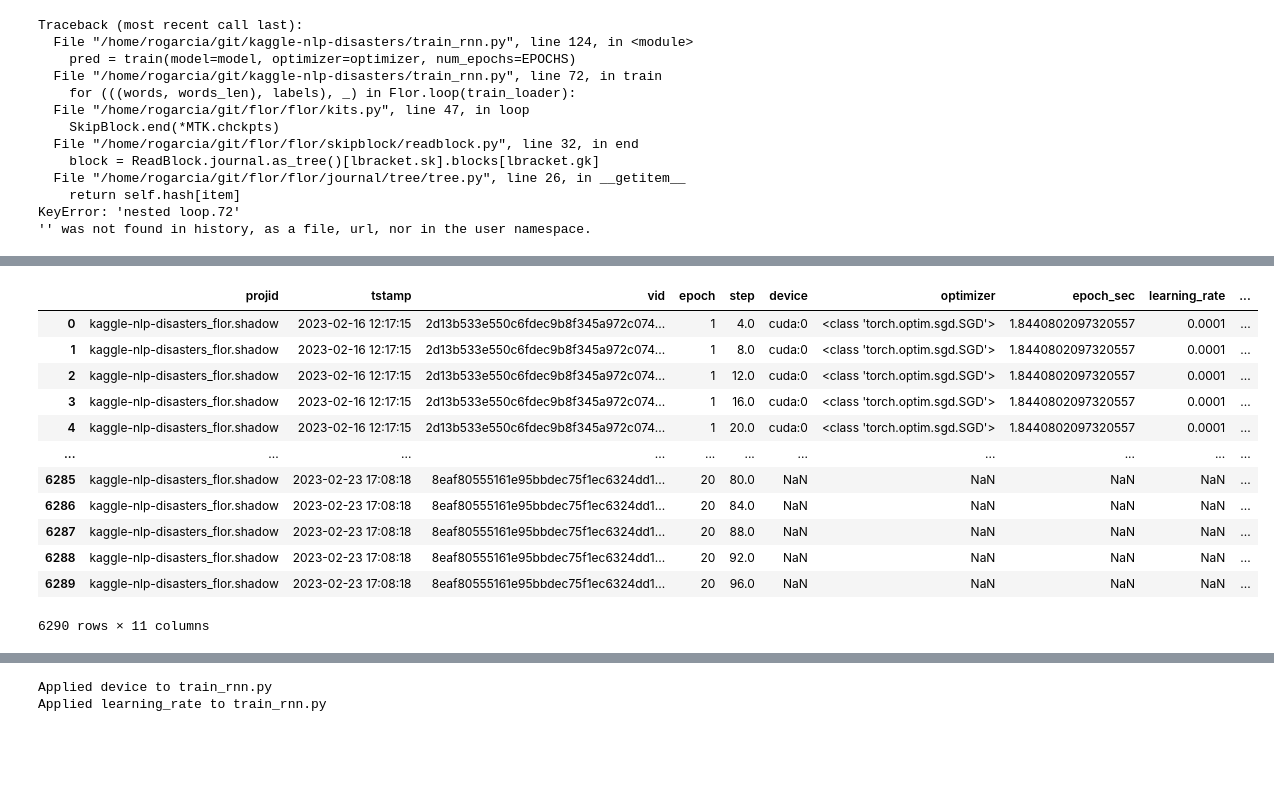
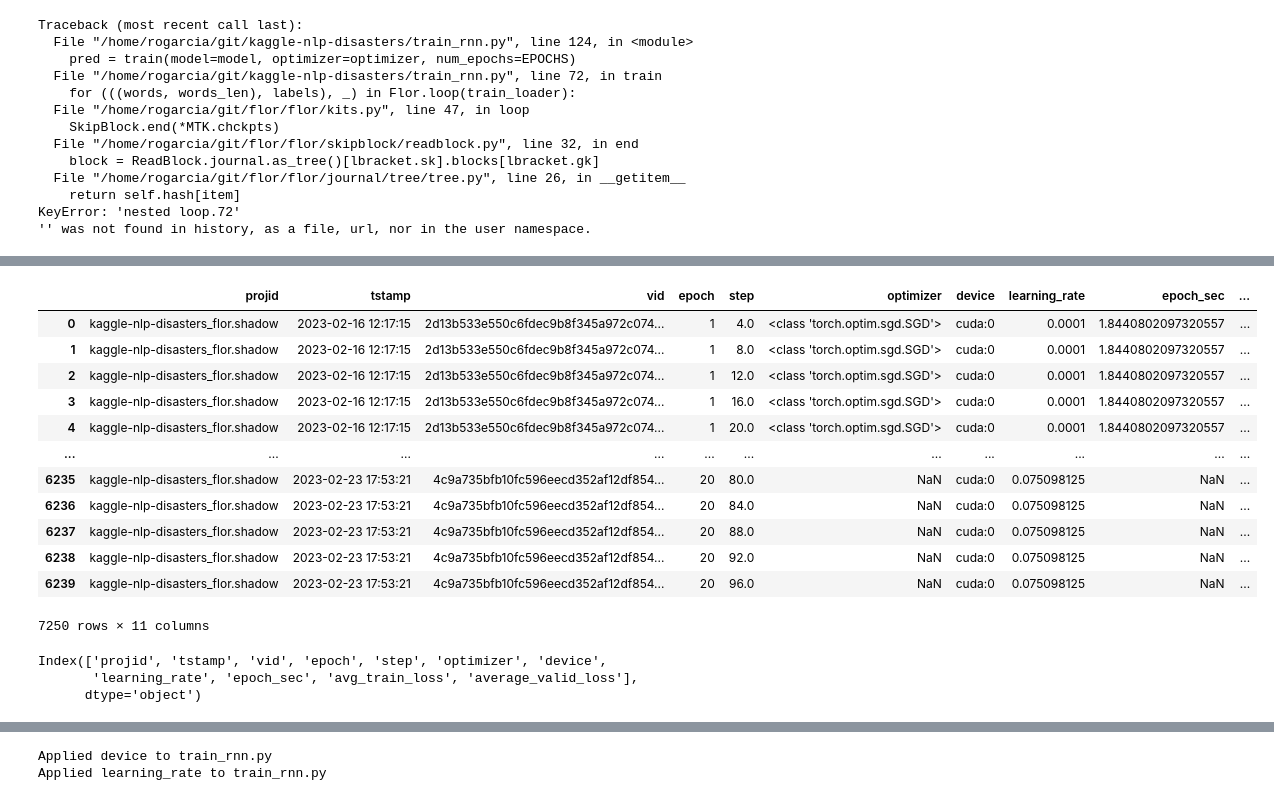
Before and after one commit to ucbrise/kaggle-nlp-disasters, a Jupyter notebook: lab_notebook.ipynb, the cells around one changed output, grey strips where cells are left out. Drawn from its saved outputs; the diff is of its cells as text; code cells hidden in the pictures; blank space fills up the shorter version.

```diff
--- a/lab_notebook.ipynb
+++ b/lab_notebook.ipynb
@@ -57,16 +38,23 @@ STEPPING IN 2d13b533e550c6fdec9b8f345a972c074e9f1123
-# %%
-flor.full_pivot()
-# %% [output]
-|  | projid | tstamp | vid | epoch | step | device | optimizer | epoch_sec | learning_rate | ... |
-| 0 | kaggle-nlp-disasters_flor.shadow | 2023-02-16 12:17:15 | 2d13b533e550c6fdec9b8f345a972c074... | 1 | 4.0 | cuda:0 | <class 'torch.optim.sgd.SGD'> | 1.8440802097320557 | 0.0001 | ... |
-| 1 | kaggle-nlp-disasters_flor.shadow | 2023-02-16 12:17:15 | 2d13b533e550c6fdec9b8f345a972c074... | 1 | 8.0 | cuda:0 | <class 'torch.optim.sgd.SGD'> | 1.8440802097320557 | 0.0001 | ... |
-| 2 | kaggle-nlp-disasters_flor.shadow | 2023-02-16 12:17:15 | 2d13b533e550c6fdec9b8f345a972c074... | 1 | 12.0 | cuda:0 | <class 'torch.optim.sgd.SGD'> | 1.8440802097320557 | 0.0001 | ... |
-| 3 | kaggle-nlp-disasters_flor.shadow | 2023-02-16 12:17:15 | 2d13b533e550c6fdec9b8f345a972c074... | 1 | 16.0 | cuda:0 | <class 'torch.optim.sgd.SGD'> | 1.8440802097320557 | 0.0001 | ... |
-| 4 | kaggle-nlp-disasters_flor.shadow | 2023-02-16 12:17:15 | 2d13b533e550c6fdec9b8f345a972c074... | 1 | 20.0 | cuda:0 | <class 'torch.optim.sgd.SGD'> | 1.8440802097320557 | 0.0001 | ... |
-| ... | ... | ... | ... | ... | ... | ... | ... | ... | ... | ... |
-| 6285 | kaggle-nlp-disasters_flor.shadow | 2023-02-23 17:08:18 | 8eaf80555161e95bbdec75f1ec6324dd1... | 20 | 80.0 | NaN | NaN | NaN | NaN | ... |
-| 6286 | kaggle-nlp-disasters_flor.shadow | 2023-02-23 17:08:18 | 8eaf80555161e95bbdec75f1ec6324dd1... | 20 | 84.0 | NaN | NaN | NaN | NaN | ... |
-| 6287 | kaggle-nlp-disasters_flor.shadow | 2023-02-23 17:08:18 | 8eaf80555161e95bbdec75f1ec6324dd1... | 20 | 88.0 | NaN | NaN | NaN | NaN | ... |
-| 6288 | kaggle-nlp-disasters_flor.shadow | 2023-02-23 17:08:18 | 8eaf80555161e95bbdec75f1ec6324dd1... | 20 | 92.0 | NaN | NaN | NaN | NaN | ... |
-| 6289 | kaggle-nlp-disasters_flor.shadow | 2023-02-23 17:08:18 | 8eaf80555161e95bbdec75f1ec6324dd1... | 20 | 96.0 | NaN | NaN | NaN | NaN | ... |
-6290 rows × 11 columns
+# %%
+full_pivot = flor.full_pivot()
+full_pivot
+# %% [output]
+|  | projid | tstamp | vid | epoch | step | optimizer | device | learning_rate | epoch_sec | ... |
+| 0 | kaggle-nlp-disasters_flor.shadow | 2023-02-16 12:17:15 | 2d13b533e550c6fdec9b8f345a972c074... | 1 | 4.0 | <class 'torch.optim.sgd.SGD'> | cuda:0 | 0.0001 | 1.8440802097320557 | ... |
+| 1 | kaggle-nlp-disasters_flor.shadow | 2023-02-16 12:17:15 | 2d13b533e550c6fdec9b8f345a972c074... | 1 | 8.0 | <class 'torch.optim.sgd.SGD'> | cuda:0 | 0.0001 | 1.8440802097320557 | ... |
+| 2 | kaggle-nlp-disasters_flor.shadow | 2023-02-16 12:17:15 | 2d13b533e550c6fdec9b8f345a972c074... | 1 | 12.0 | <class 'torch.optim.sgd.SGD'> | cuda:0 | 0.0001 | 1.8440802097320557 | ... |
+| 3 | kaggle-nlp-disasters_flor.shadow | 2023-02-16 12:17:15 | 2d13b533e550c6fdec9b8f345a972c074... | 1 | 16.0 | <class 'torch.optim.sgd.SGD'> | cuda:0 | 0.0001 | 1.8440802097320557 | ... |
+| 4 | kaggle-nlp-disasters_flor.shadow | 2023-02-16 12:17:15 | 2d13b533e550c6fdec9b8f345a972c074... | 1 | 20.0 | <class 'torch.optim.sgd.SGD'> | cuda:0 | 0.0001 | 1.8440802097320557 | ... |
+| ... | ... | ... | ... | ... | ... | ... | ... | ... | ... | ... |
+| 6235 | kaggle-nlp-disasters_flor.shadow | 2023-02-23 17:53:21 | 4c9a735bfb10fc596eecd352af12df854... | 20 | 80.0 | NaN | cuda:0 | 0.075098125 | NaN | ... |
+| 6236 | kaggle-nlp-disasters_flor.shadow | 2023-02-23 17:53:21 | 4c9a735bfb10fc596eecd352af12df854... | 20 | 84.0 | NaN | cuda:0 | 0.075098125 | NaN | ... |
+| 6237 | kaggle-nlp-disasters_flor.shadow | 2023-02-23 17:53:21 | 4c9a735bfb10fc596eecd352af12df854... | 20 | 88.0 | NaN | cuda:0 | 0.075098125 | NaN | ... |
+| 6238 | kaggle-nlp-disasters_flor.shadow | 2023-02-23 17:53:21 | 4c9a735bfb10fc596eecd352af12df854... | 20 | 92.0 | NaN | cuda:0 | 0.075098125 | NaN | ... |
+| 6239 | kaggle-nlp-disasters_flor.shadow | 2023-02-23 17:53:21 | 4c9a735bfb10fc596eecd352af12df854... | 20 | 96.0 | NaN | cuda:0 | 0.075098125 | NaN | ... |
+7250 rows × 11 columns
+# %%
+full_pivot.columns
+# %% [output]
+Index(['projid', 'tstamp', 'vid', 'epoch', 'step', 'optimizer', 'device',
+       'learning_rate', 'epoch_sec', 'avg_train_loss', 'average_valid_loss'],
+      dtype='object')
```
Also changed, not shown: parts of 4 cells of this notebook.
